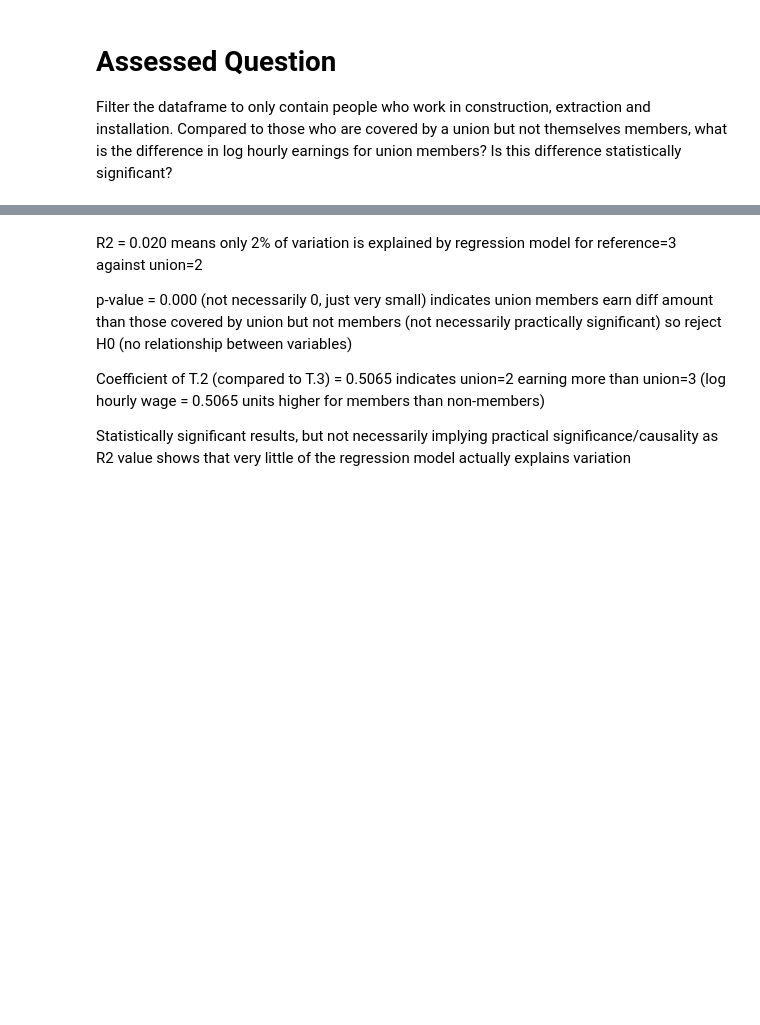
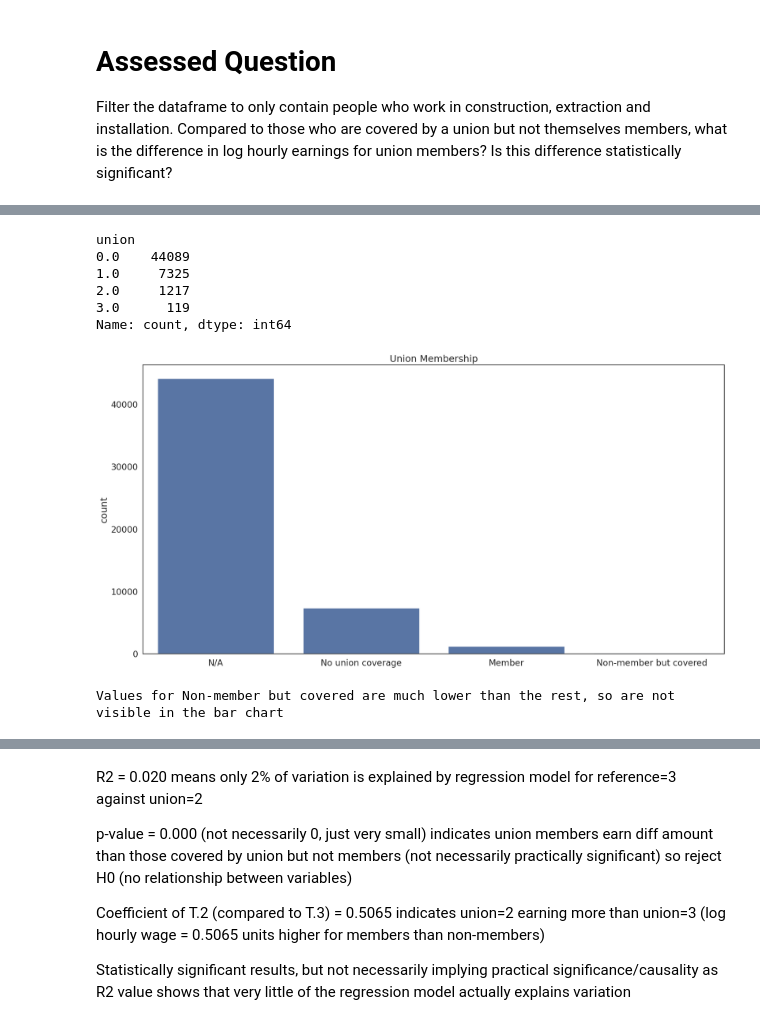
Before and after one commit to dianecomon/QM2, a Jupyter notebook: W07_Linear_Regression.ipynb, the cells around one changed output, grey strips where cells are left out. Saved outputs shown, nothing was run; the diff lists cells and outputs as text; code cells hidden in the pictures; blank space fills up the shorter version.

```diff
--- a/W07_Linear_Regression.ipynb
+++ b/W07_Linear_Regression.ipynb
@@ -576,0 +651,21 @@ Filter the dataframe to only contain people who work in construction, extraction
+# %%
+# Visualisation
+sns.countplot(data=reg_df, x='union') # plot the union variable
+
+print(reg_df['union'].value_counts())
+
+plt.title('Union Membership') # add a title
+plt.xlabel('') # remove the x axis label
+plt.xticks(ticks=[0,1,2,3],labels=['N/A', 'No union coverage','Member','Non-member but covered']) # replace the x axis labels with more descriptive labels
+plt.show() # show the plot
+
+print("Values for Non-member but covered are much lower than the rest, so are not visible in the bar chart")
+# %% [output]
+union
+0.0    44089
+1.0     7325
+2.0     1217
+3.0      119
+Name: count, dtype: int64
+[figure, added]
+Values for Non-member but covered are much lower than the rest, so are not visible in the bar chart
```
Also changed, not shown: parts of 6 cells of this notebook.
